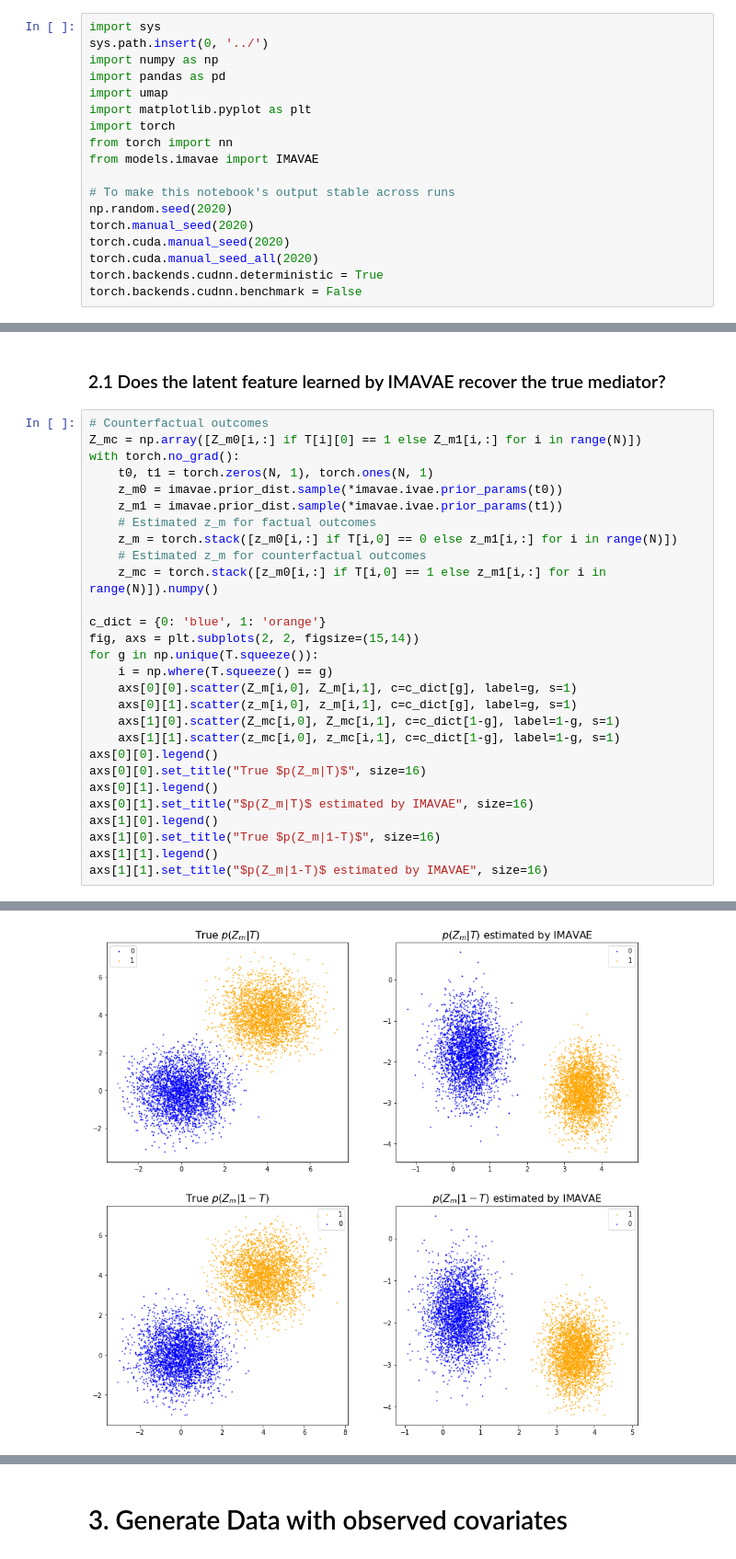
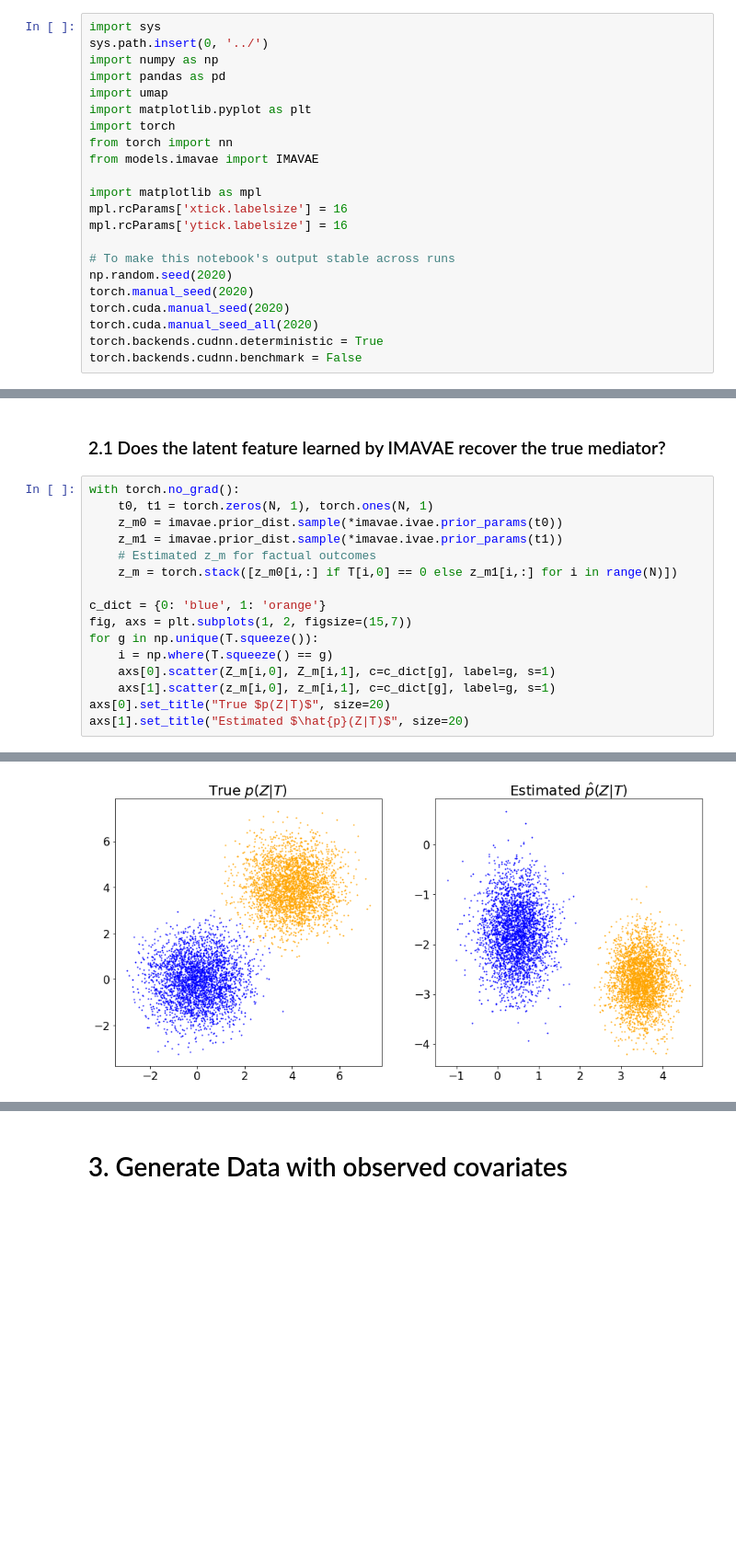
Before and after one commit to jzy95310/IMAVAE, a Jupyter notebook: experiments/sync_data_exp.ipynb, the cells around one changed output, grey strips where cells are left out. Shown at 92% size. Drawn from its saved outputs; the diff is of its cells as text; blank space fills up the shorter version.

```diff
--- a/experiments/sync_data_exp.ipynb
+++ b/experiments/sync_data_exp.ipynb
@@ -9,6 +9,10 @@ import torch
 from torch import nn
 from models.imavae import IMAVAE
 
+import matplotlib as mpl
+mpl.rcParams['xtick.labelsize'] = 16
+mpl.rcParams['ytick.labelsize'] = 16
+
 # To make this notebook's output stable across runs
 np.random.seed(2020)
 torch.manual_seed(2020)
@@ -108,31 +124,19 @@ ATE = 2.1543 +/- 0.0068
 # %% [markdown]
 ### 2.1 Does the latent feature learned by IMAVAE recover the true mediator?
 # %%
-# Counterfactual outcomes
-Z_mc = np.array([Z_m0[i,:] if T[i][0] == 1 else Z_m1[i,:] for i in range(N)])
 with torch.no_grad():
     t0, t1 = torch.zeros(N, 1), torch.ones(N, 1)
     z_m0 = imavae.prior_dist.sample(*imavae.ivae.prior_params(t0))
     z_m1 = imavae.prior_dist.sample(*imavae.ivae.prior_params(t1))
     # Estimated z_m for factual outcomes
     z_m = torch.stack([z_m0[i,:] if T[i,0] == 0 else z_m1[i,:] for i in range(N)])
-    # Estimated z_m for counterfactual outcomes
-    z_mc = torch.stack([z_m0[i,:] if T[i,0] == 1 else z_m1[i,:] for i in range(N)]).numpy()
 
 c_dict = {0: 'blue', 1: 'orange'}
-fig, axs = plt.subplots(2, 2, figsize=(15,14))
+fig, axs = plt.subplots(1, 2, figsize=(15,7))
 for g in np.unique(T.squeeze()):
     i = np.where(T.squeeze() == g)
-    axs[0][0].scatter(Z_m[i,0], Z_m[i,1], c=c_dict[g], label=g, s=1)
-    axs[0][1].scatter(z_m[i,0], z_m[i,1], c=c_dict[g], label=g, s=1)
-    axs[1][0].scatter(Z_mc[i,0], Z_mc[i,1], c=c_dict[1-g], label=1-g, s=1)
-    axs[1][1].scatter(z_mc[i,0], z_mc[i,1], c=c_dict[1-g], label=1-g, s=1)
-axs[0][0].legend()
-axs[0][0].set_title("True $p(Z_m|T)$", size=16)
-axs[0][1].legend()
-axs[0][1].set_title("$p(Z_m|T)$ estimated by IMAVAE", size=16)
-axs[1][0].legend()
-axs[1][0].set_title("True $p(Z_m|1-T)$", size=16)
-axs[1][1].legend()
-axs[1][1].set_title("$p(Z_m|1-T)$ estimated by IMAVAE", size=16)
+    axs[0].scatter(Z_m[i,0], Z_m[i,1], c=c_dict[g], label=g, s=1)
+    axs[1].scatter(z_m[i,0], z_m[i,1], c=c_dict[g], label=g, s=1)
+axs[0].set_title("True $p(Z|T)$", size=20)
+axs[1].set_title("Estimated $\hat{p}(Z|T)$", size=20)
 # %% [output]
@@ -140 +144 @@ Text(0.5, 1.0, '$p(Z_m|1-T)$ estimated by IMAVAE')
-[figure, old version]
+[figure, new version]
```
Also changed, not shown: parts of 18 cells of this notebook, 1 other file.
